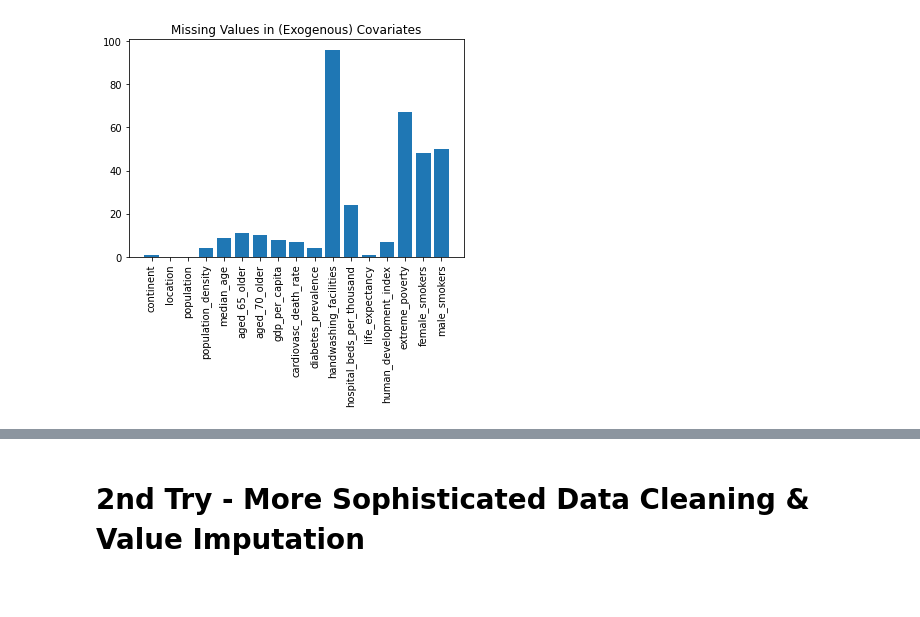
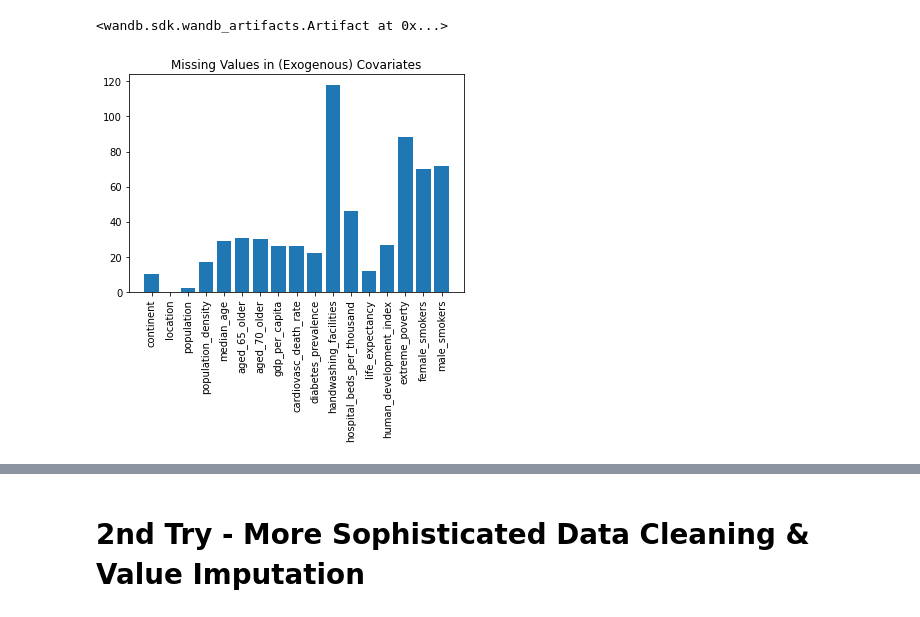
Before and after one commit to b-kaindl/COVID-19-Dashboard, a Jupyter notebook: exploratory.ipynb, the cells around one changed output, grey strips where cells are left out. Drawn from its saved outputs; the diff is of its cells as text; code cells hidden in the pictures.

```diff
--- a/exploratory.ipynb
+++ b/exploratory.ipynb
@@ -16,2 +18,12 @@ from pytorch_forecasting.models.temporal_fusion_transformer.tuning import optimi
 
 import wandb
+# %%
+# CONFIGURATION Parameters
+run_name = "smooth_jazz_5"
+DATASET_PATH = 'kaiharuto/capstone/covid-data:'
+DATASET_VERSION = 'v4'
+BUILD_NEW_DATASET = False
+# %%
+run = wandb.init(project="capstone", name=run_name, job_type="data_retrieval", reinit=True, config='run_config.yml')
+# artifact = run.use_artifact('kaiharuto/capstone/covid-data:v3', type='dataset')
+# artifact_dir = artifact.download()
@@ -23,2 +49,0 @@ data_json = r.json()
-# %%
-df = pd.DataFrame.from_dict(data_json, 'index')
@@ -31,0 +88,2 @@ xs.shape
+# %%
+data, x_df, info = prepare_data(df)
@@ -32,2 +92,9 @@ xs.shape
+# %%
+data_artifact = wandb.Artifact("covid-data", type="dataset", metadata={"retrieval" : timestamp})
+# data_artifact.add_file('cleaned')
+data_artifact.add_reference(URL, name="covid_json", checksum=True)
+run.log_artifact(data_artifact)
+# %% [output]
+<wandb.sdk.wandb_artifacts.Artifact at 0x...>
 # %%
 import matplotlib.pyplot as plt
@@ -36,7 +101,11 @@ nans = xs.isnull().sum()
 # %%
-# look at missing values
-plt.bar(nans.index.values, nans.values)
+x_nans_sums = info["x_nan_sums"]
+
+x_ax_labels = [k for k,v in x_nans_sums.items()]
+x_ax_values = [v for k,v in x_nans_sums.items()]
+
+plt.bar(x_ax_labels,x_ax_values)
 plt.title("Missing Values in (Exogenous) Covariates")
 plt.xticks(rotation = 90);
 # %% [output]
-[figure, old version]
+[figure, new version]
```
Also changed, not shown: parts of 60 cells of this notebook, 10 other files.
